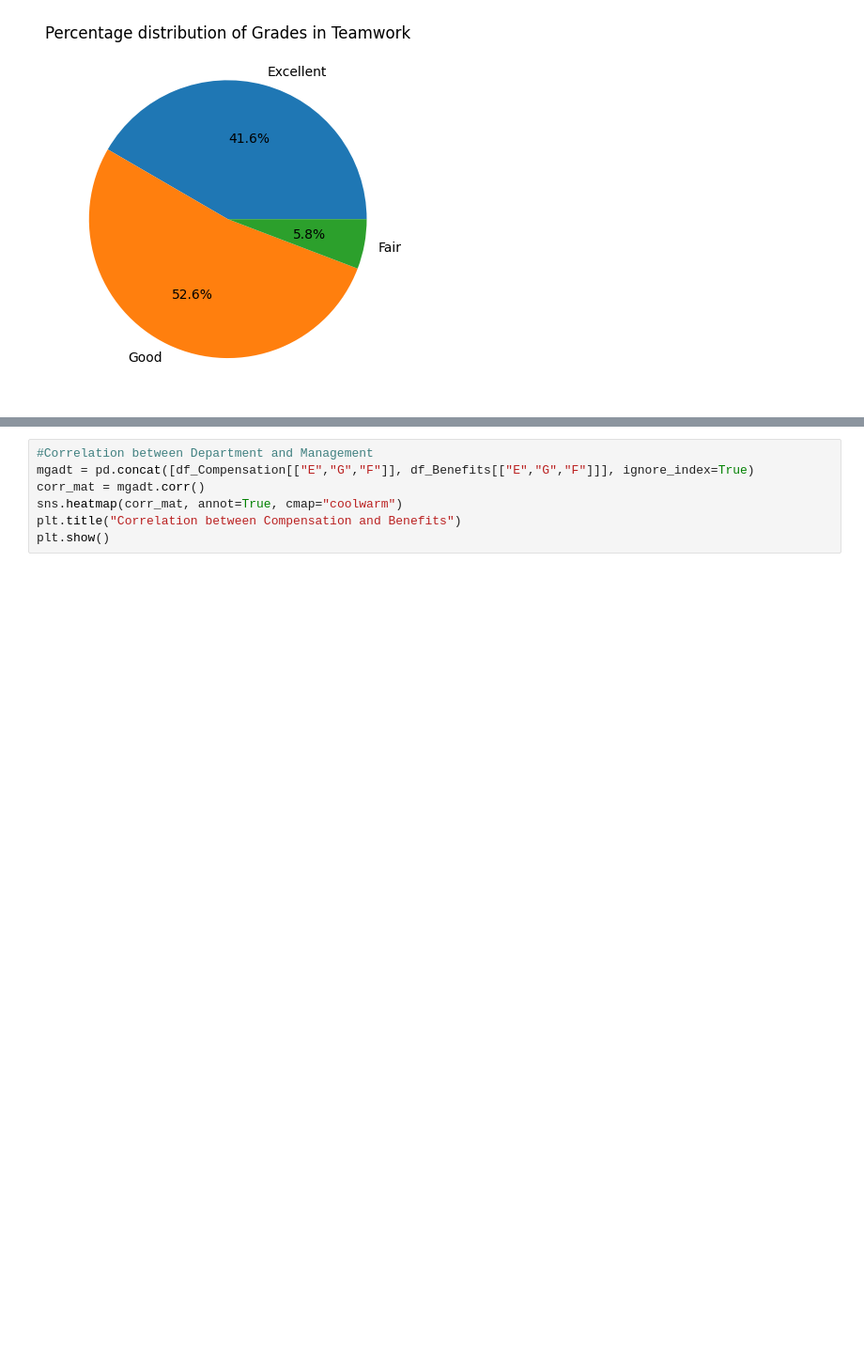
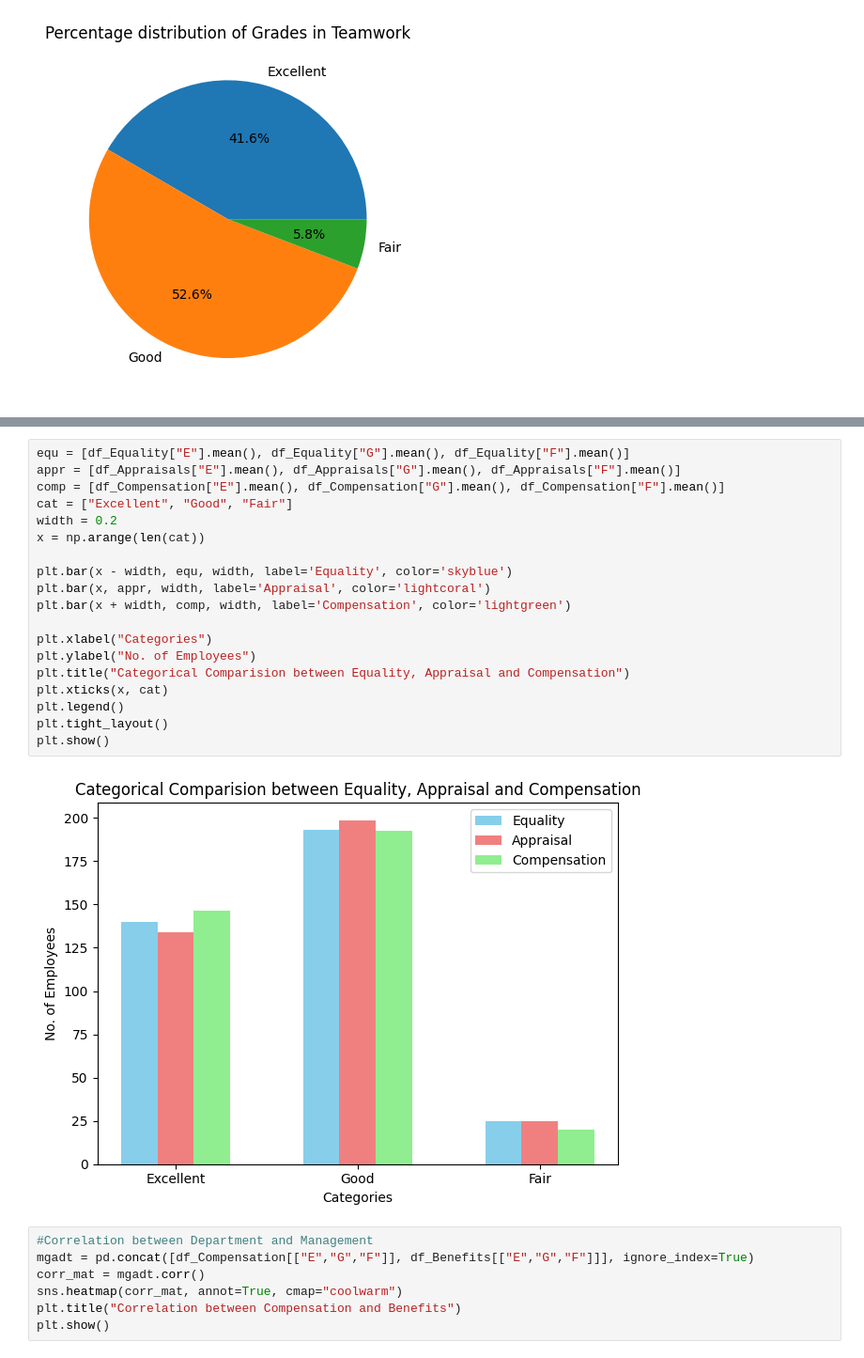
Before and after one commit to GuptajiRocks/data-science-sem4, a Jupyter notebook: Lectures/feb9-self/one.ipynb, the cells around one changed output, grey strips where cells are left out. Shown: that part at 94% size. Cells and saved outputs as stored; diff of their text form; blank space fills up the shorter version.

```diff
--- a/Lectures/feb9-self/one.ipynb
+++ b/Lectures/feb9-self/one.ipynb
@@ -133,3 +145,24 @@ plt.show()
+# %%
+equ = [df_Equality["E"].mean(), df_Equality["G"].mean(), df_Equality["F"].mean()]
+appr = [df_Appraisals["E"].mean(), df_Appraisals["G"].mean(), df_Appraisals["F"].mean()]
+comp = [df_Compensation["E"].mean(), df_Compensation["G"].mean(), df_Compensation["F"].mean()]
+cat = ["Excellent", "Good", "Fair"]
+width = 0.2
+x = np.arange(len(cat))
+
+plt.bar(x - width, equ, width, label='Equality', color='skyblue')
+plt.bar(x, appr, width, label='Appraisal', color='lightcoral')
+plt.bar(x + width, comp, width, label='Compensation', color='lightgreen')
+
+plt.xlabel("Categories")
+plt.ylabel("No. of Employees")
+plt.title("Categorical Comparision between Equality, Appraisal and Compensation")
+plt.xticks(x, cat)
+plt.legend()
+plt.tight_layout()
+plt.show()
+# %% [output]
+[figure, added]
 # %%
 #Correlation between Department and Management
 mgadt = pd.concat([df_Compensation[["E","G","F"]], df_Benefits[["E","G","F"]]], ignore_index=True)
```
Also changed, not shown: parts of 2 cells of this notebook.
